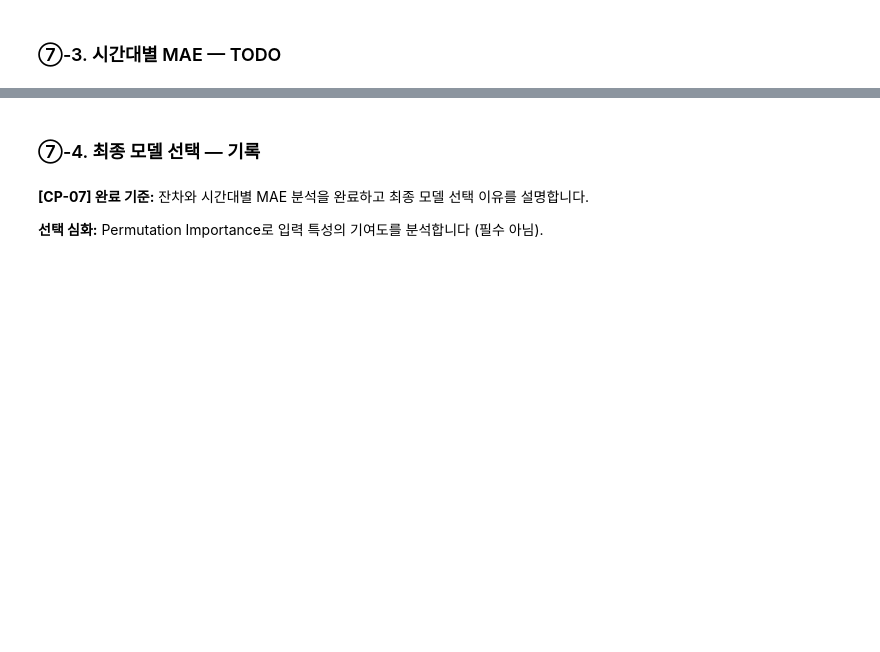
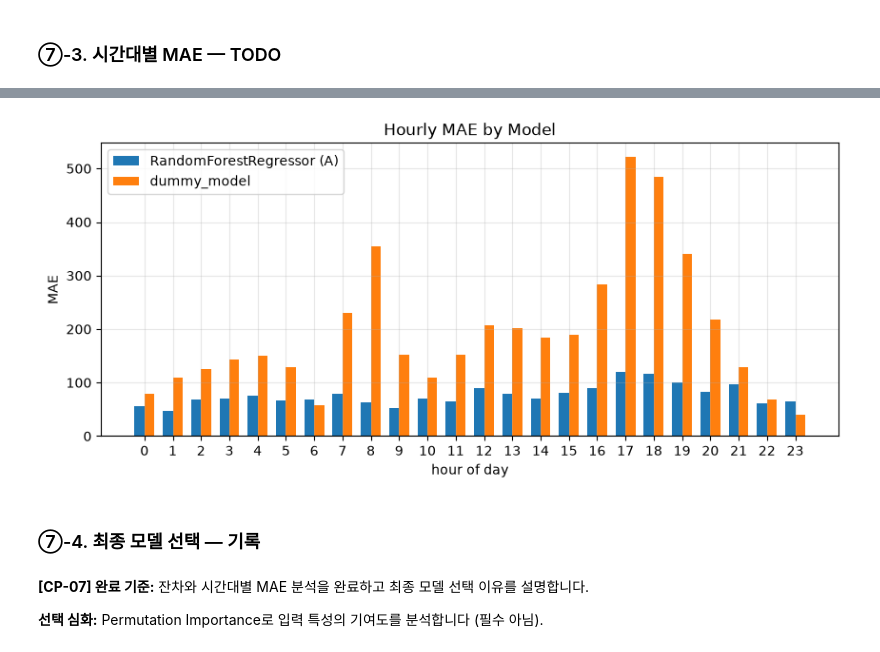
Before and after one commit to jeon87946/ai-mini-projects, a Jupyter notebook: mini-project-01/code/01_regression_bike_demand.ipynb, the cells around one changed output, grey strips where cells are left out. Cells and saved outputs as stored; diff of their text form; code cells hidden in the pictures; blank space fills up the shorter version.

```diff
--- a/mini-project-01/code/01_regression_bike_demand.ipynb
+++ b/mini-project-01/code/01_regression_bike_demand.ipynb
@@ -645,7 +658,7 @@ hourly_mae.index.name = "hr"
 
 for name in candidates:
     # TODO 7-4. 모델별 절대오차와 시간대별 평균 절대오차를 계산합니다.
-    abs_err = ...
-    hourly_mae[name] = ...
+    abs_err = np.abs(pred_df["actual"] - pred_df[f"pred_{name}"])
+    hourly_mae[name] = abs_err.groupby(pred_df["hr"]).mean()
 
 display(hourly_mae.round(1))
@@ -652,7 +684,20 @@ display(hourly_mae.round(1))
 # %%
 # TODO 7-5. 후보 모델들의 시간대별 MAE를 막대그래프로 표현합니다.
 # 힌트: plt.bar(), hourly_mae
-...
+plt.figure(figsize=(10, 4))
+width = 0.35
+x = np.arange(len(hourly_mae.index))
+plt.bar(x - width/2, hourly_mae[list(candidates.keys())[0]], width=width, label=list(candidates.keys())[0])
+plt.bar(x + width/2, hourly_mae[list(candidates.keys())[1]], width=width, label=list(candidates.keys())[1])
+plt.xticks(x, hourly_mae.index)
+plt.xlabel("hour of day")
+plt.ylabel("MAE")
+plt.title("Hourly MAE by Model")
+plt.legend()
+plt.grid(alpha=0.3)
+plt.show()
+# %% [output]
+[figure, added]
 # %% [markdown]
 ### ⑦-4. 최종 모델 선택 — 기록
 # %%
```
Also changed, not shown: parts of 4 cells of this notebook.
